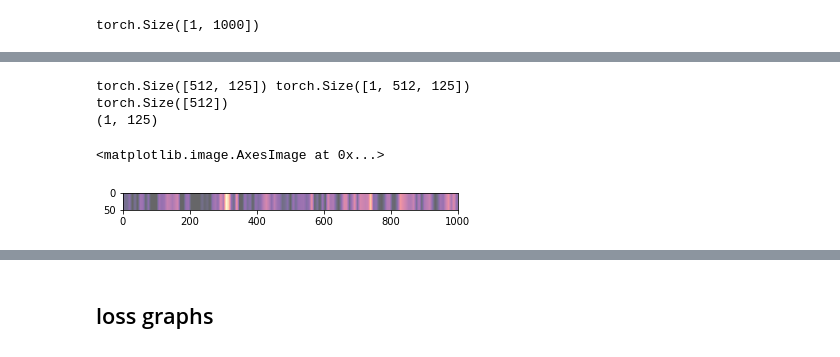
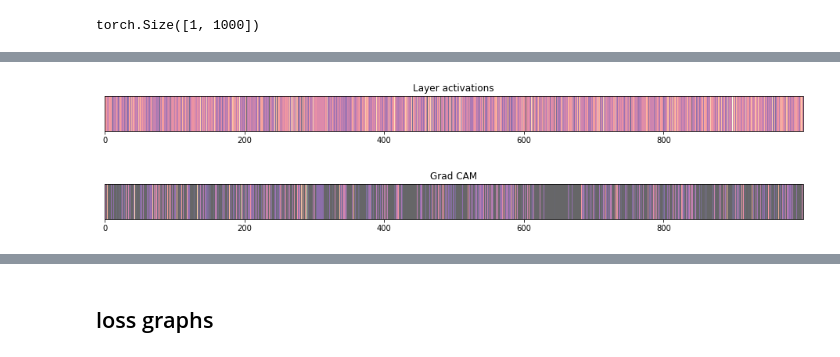
Before and after one commit to Rvbens/non-coding-DNA-classifier, a Jupyter notebook: notebooks/5. Evaluation.ipynb, the cells around one changed output, grey strips where cells are left out. Drawn from its saved outputs; the diff is of its cells as text; code cells hidden in the pictures.

```diff
--- a/notebooks/5. Evaluation.ipynb
+++ b/notebooks/5. Evaluation.ipynb
@@ -60 +138,22 @@ last_cv = model.res.layers[-1]
+# %%
+def plot_seq(seq,title=None):
+    ''' Arguments:
+        seq: (seq_len,)
+    '''
+    r=1000//seq.shape[0]
+    seq = seq[None,:]
+    extended = np.repeat(np.repeat(seq,r,1),50,0)
+    fig, ax = plt.subplots(figsize=(16,16))
+    ax.get_yaxis().set_ticks([])
+    ax.set_title(title)
+    ax.imshow(extended,alpha=0.6,cmap='magma')
+
+def arr2seq(arr):
+    bases = ('A','G','C','T')
+    sample = []
+    for i in arr:
+        sample.append(bases[i])
+    return sample
+
+def relu_tensor(x): return F.relu(torch.tensor(x))
 # %%
@@ -75,22 +179,24 @@ bwd_handle = last_cv.register_backward_hook(save_gradients)
-# %%
-y_hat = model(x_sample)
-y_pred = torch.sigmoid(y_hat[0])
-_, i = y_pred.topk(1)
-y_hat[0][:,i].backward()
-print(saved_acts[0].shape, saves_grads[0].shape)
-
-alpha_c = saves_grads[0][0].mean(1)
-print(alpha_c.shape)
-
-grad_cam = F.relu((alpha_c[:,None]*saved_acts[0]).sum(0,keepdim=True)).detach().numpy()
-print(grad_cam.shape)
-
-_, ax = plt.subplots()
-# TODO funcion convertir secuencia en bases
-ax.imshow(grad_cam,alpha=0.6, extent=(0,1000,50,0),interpolation='bilinear',cmap='magma')
-# %% [output]
-torch.Size([512, 125]) torch.Size([1, 512, 125])
-torch.Size([512])
-(1, 125)
-<matplotlib.image.AxesImage at 0x...>
-[figure, removed]
+# %%
+# Forward pass
+y_hat = model(x_sample)
+y_pred = torch.sigmoid(y_hat[0])
+# print(saved_acts.shape)
+
+# Mean of the activation of every filter for every class
+act_avg = saved_acts[0].mean(0).detach().numpy()
+plot_seq(act_avg,'Layer activations')
+
+# We choose the class with highest probability, can be a choosen label
+_, i = y_pred.topk(1)
+# i=33
+y_hat[0][:,i].backward()
+# print(saved_acts[0].shape, saves_grads[0].shape)
+
+alpha_c = saves_grads[0].mean(1,keepdim=True) #weight factor for every filter according to gradients, represent how much affect the choosen class
+grad_cam = F.relu((alpha_c*saved_acts[0]).sum(0)).detach().numpy() #Grad-CAM over every filter
+# print(alpha_c.shape, grad_cam.shape)
+
+plot_seq(grad_cam,'Grad CAM')
+# %% [output]
+[figure, added]
+[figure, added]
```
Also changed, not shown: parts of 14 cells of this notebook, 3 other files.
